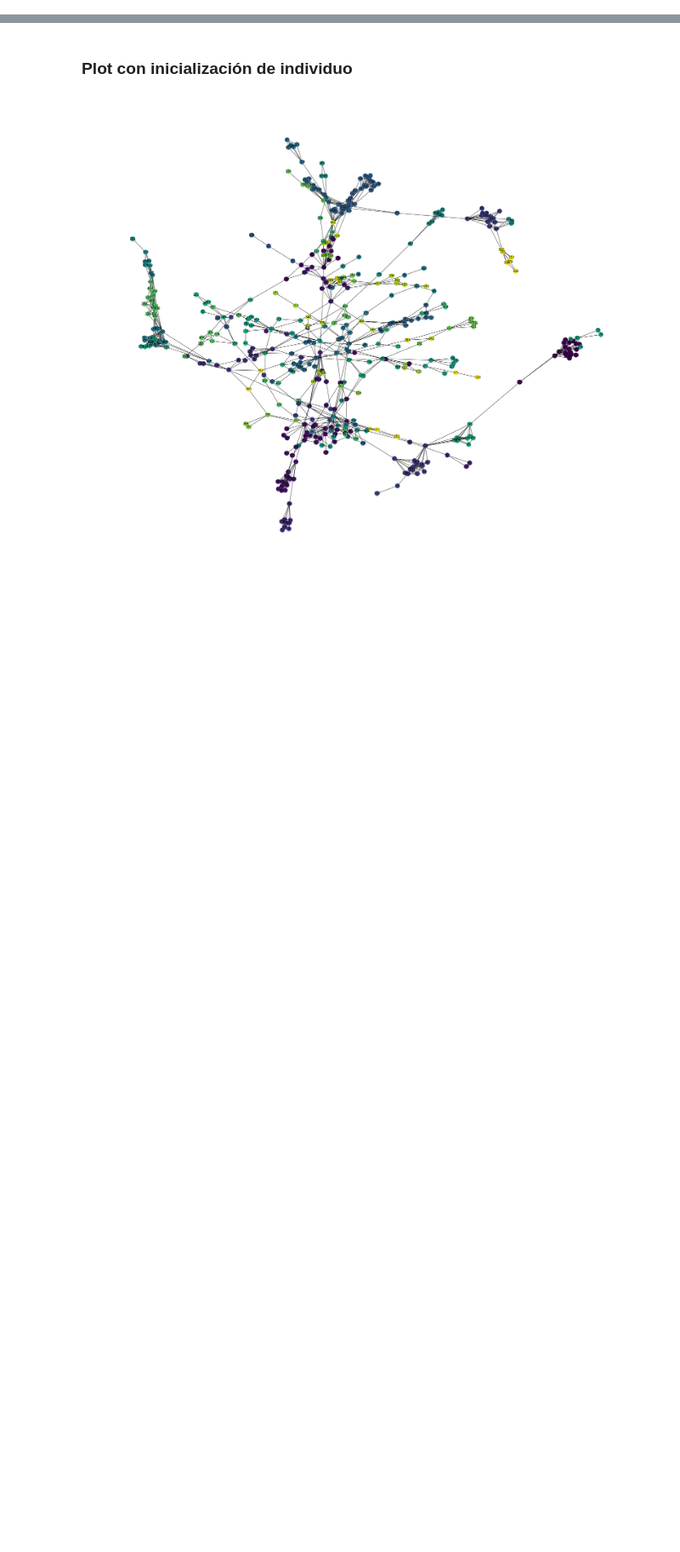
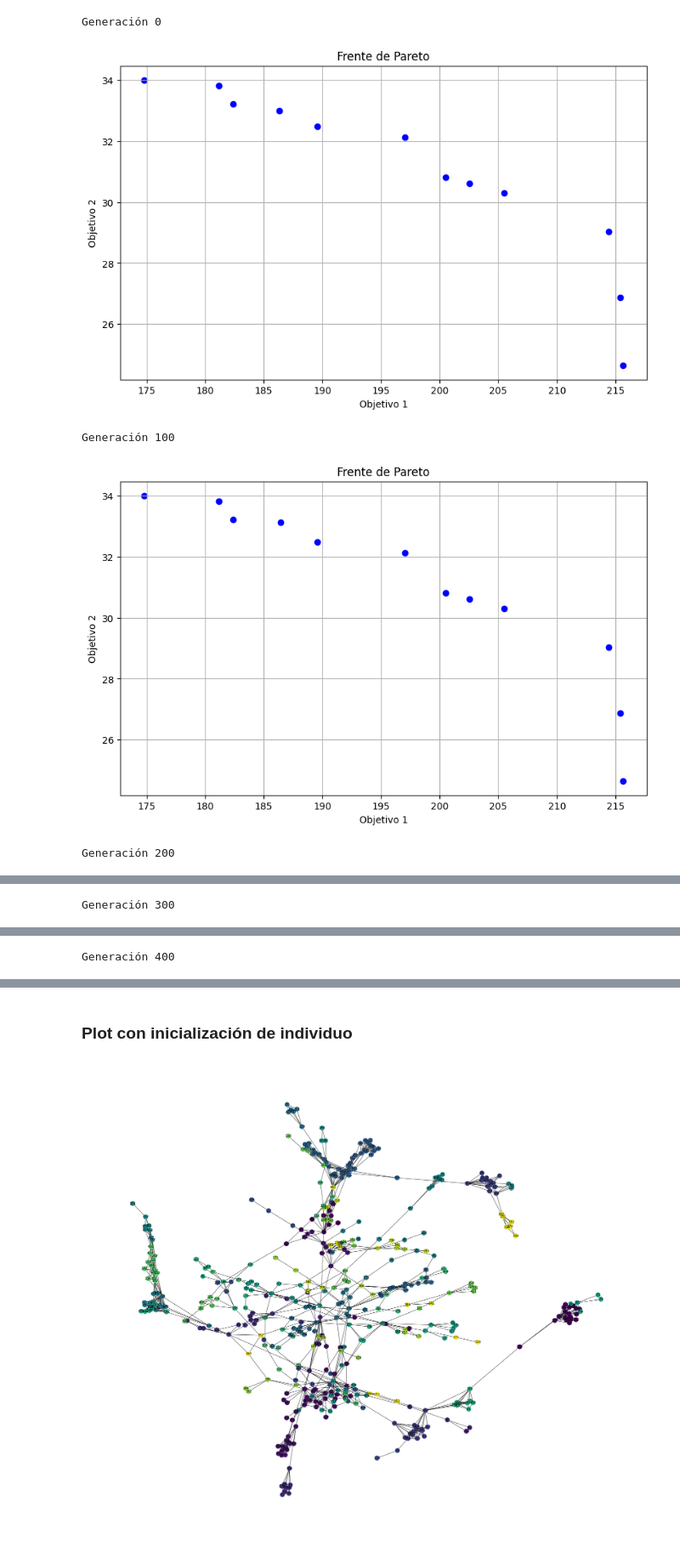
Before and after one commit to SamuReyes/GeneticCommunities, a Jupyter notebook: main.ipynb, the cells around one changed output, grey strips where cells are left out. Shown at 85% size. Drawn from its saved outputs; the diff is of its cells as text; code cells hidden in the pictures; blank space fills up the shorter version.

```diff
--- a/main.ipynb
+++ b/main.ipynb
@@ -26,0 +37,9 @@ Generación 0
+# %%
+es2 = MOGA(graph, N=100, init=0.5, pcross=0.5, pmut=0.3, n_iter=500, fitness_metrics=0, n_tour = 4, crossover_op=2)
+pop2, old_fitness2, pareto2 = es.evolve()
+# %% [output]
+Generación 0
+[figure, added]
+Generación 100
+[figure, added]
+Generación 200
@@ -26,0 +47 @@ Generación 0
+Generación 300
@@ -26,0 +49 @@ Generación 0
+Generación 400
```
Also changed, not shown: parts of 6 cells of this notebook, 6 other files.
